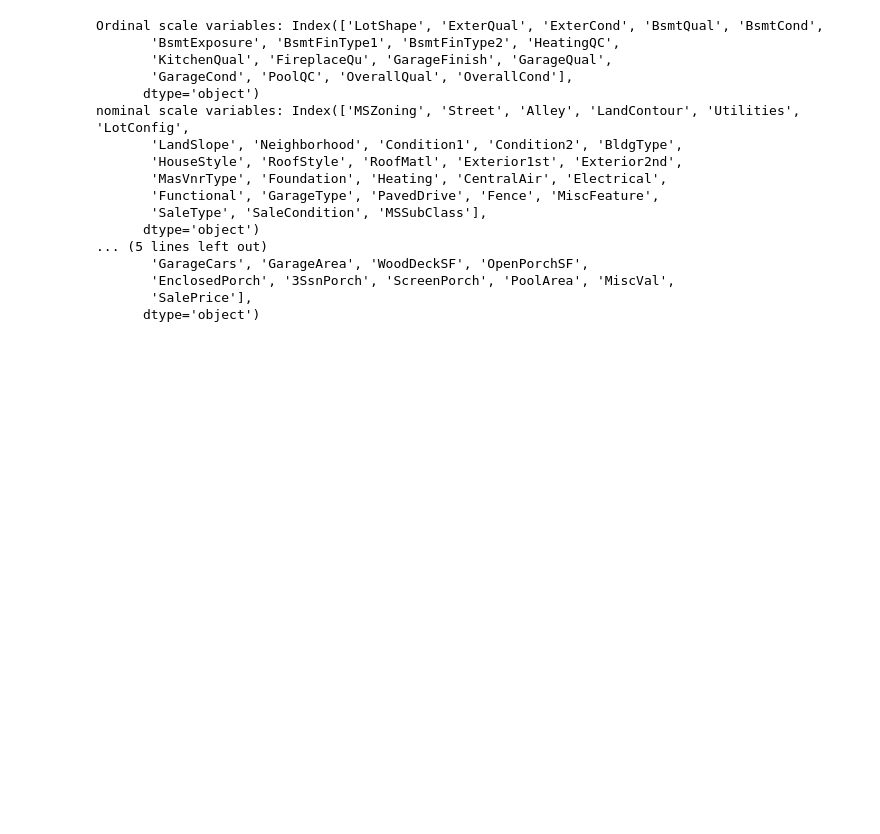
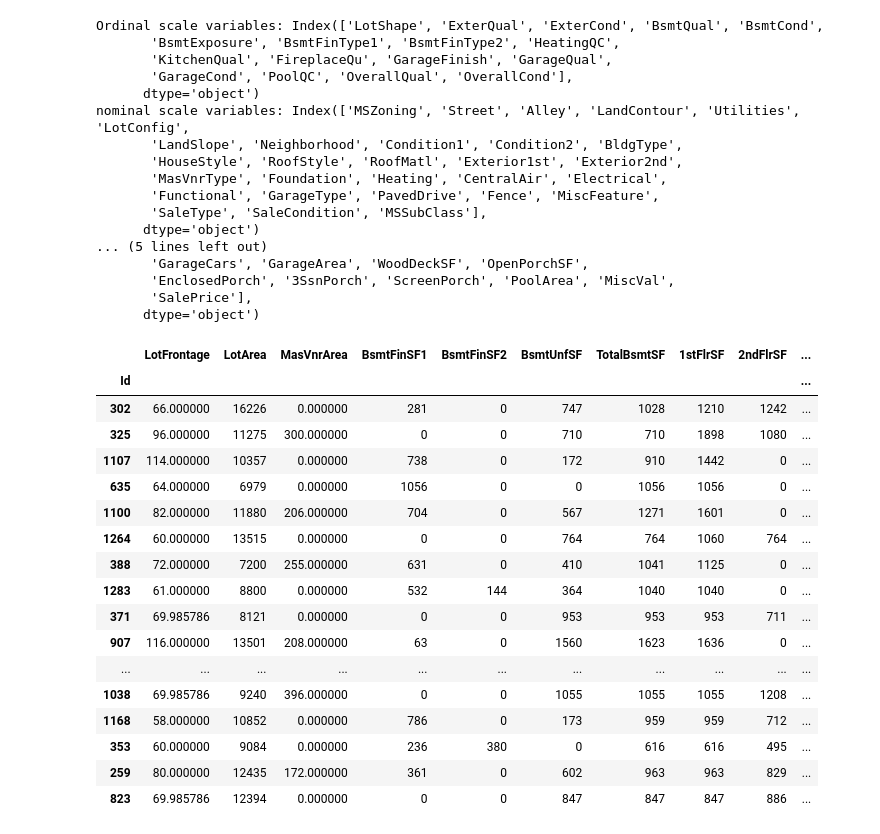
Before and after one commit to ashen007/Housing-Sale-Price-analysis, a Jupyter notebook: analysis/descriptive.ipynb, the cells around one changed output. Cells and saved outputs as stored; diff of their text form; code cells hidden in the pictures; blank space fills up the shorter version.

```diff
--- a/analysis/descriptive.ipynb
+++ b/analysis/descriptive.ipynb
@@ -96,3 +96,25 @@ nominal scale variables: Index(['MSZoning', 'Street', 'Alley', 'LandContour', 'U
        'EnclosedPorch', '3SsnPorch', 'ScreenPorch', 'PoolArea', 'MiscVal',
        'SalePrice'],
       dtype='object')
+# %%
+color_map = sns.light_palette('#297343',as_cmap=True)
+ratio.sample(100).style.background_gradient(cmap=color_map)
+# %% [output]
+|  | LotFrontage | LotArea | MasVnrArea | BsmtFinSF1 | BsmtFinSF2 | BsmtUnfSF | TotalBsmtSF | 1stFlrSF | 2ndFlrSF | ... |
+| Id |  |  |  |  |  |  |  |  |  | ... |
+| 302 | 66.000000 | 16226 | 0.000000 | 281 | 0 | 747 | 1028 | 1210 | 1242 | ... |
+| 325 | 96.000000 | 11275 | 300.000000 | 0 | 0 | 710 | 710 | 1898 | 1080 | ... |
+| 1107 | 114.000000 | 10357 | 0.000000 | 738 | 0 | 172 | 910 | 1442 | 0 | ... |
+| 635 | 64.000000 | 6979 | 0.000000 | 1056 | 0 | 0 | 1056 | 1056 | 0 | ... |
+| 1100 | 82.000000 | 11880 | 206.000000 | 704 | 0 | 567 | 1271 | 1601 | 0 | ... |
+| 1264 | 60.000000 | 13515 | 0.000000 | 0 | 0 | 764 | 764 | 1060 | 764 | ... |
+| 388 | 72.000000 | 7200 | 255.000000 | 631 | 0 | 410 | 1041 | 1125 | 0 | ... |
+| 1283 | 61.000000 | 8800 | 0.000000 | 532 | 144 | 364 | 1040 | 1040 | 0 | ... |
+| 371 | 69.985786 | 8121 | 0.000000 | 0 | 0 | 953 | 953 | 953 | 711 | ... |
+| 907 | 116.000000 | 13501 | 208.000000 | 63 | 0 | 1560 | 1623 | 1636 | 0 | ... |
+| ... | ... | ... | ... | ... | ... | ... | ... | ... | ... | ... |
+| 1038 | 69.985786 | 9240 | 396.000000 | 0 | 0 | 1055 | 1055 | 1055 | 1208 | ... |
+| 1168 | 58.000000 | 10852 | 0.000000 | 786 | 0 | 173 | 959 | 959 | 712 | ... |
+| 353 | 60.000000 | 9084 | 0.000000 | 236 | 380 | 0 | 616 | 616 | 495 | ... |
+| 259 | 80.000000 | 12435 | 172.000000 | 361 | 0 | 602 | 963 | 963 | 829 | ... |
+| 823 | 69.985786 | 12394 | 0.000000 | 0 | 0 | 847 | 847 | 847 | 886 | ... |
```
